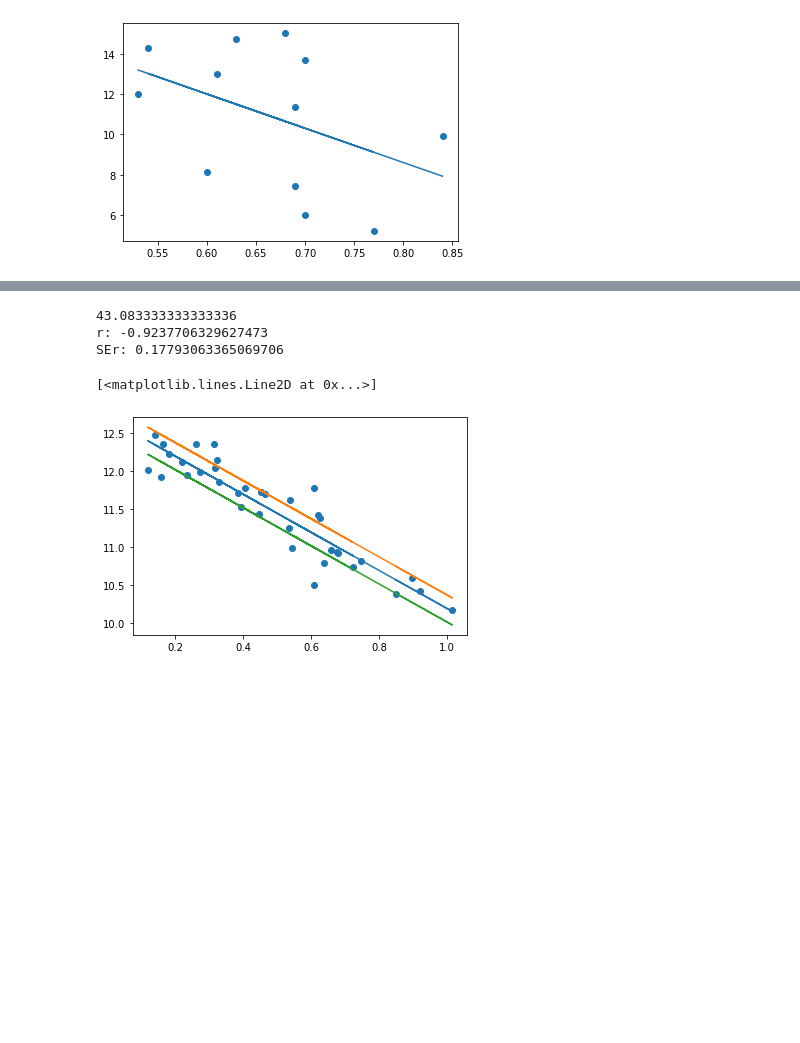
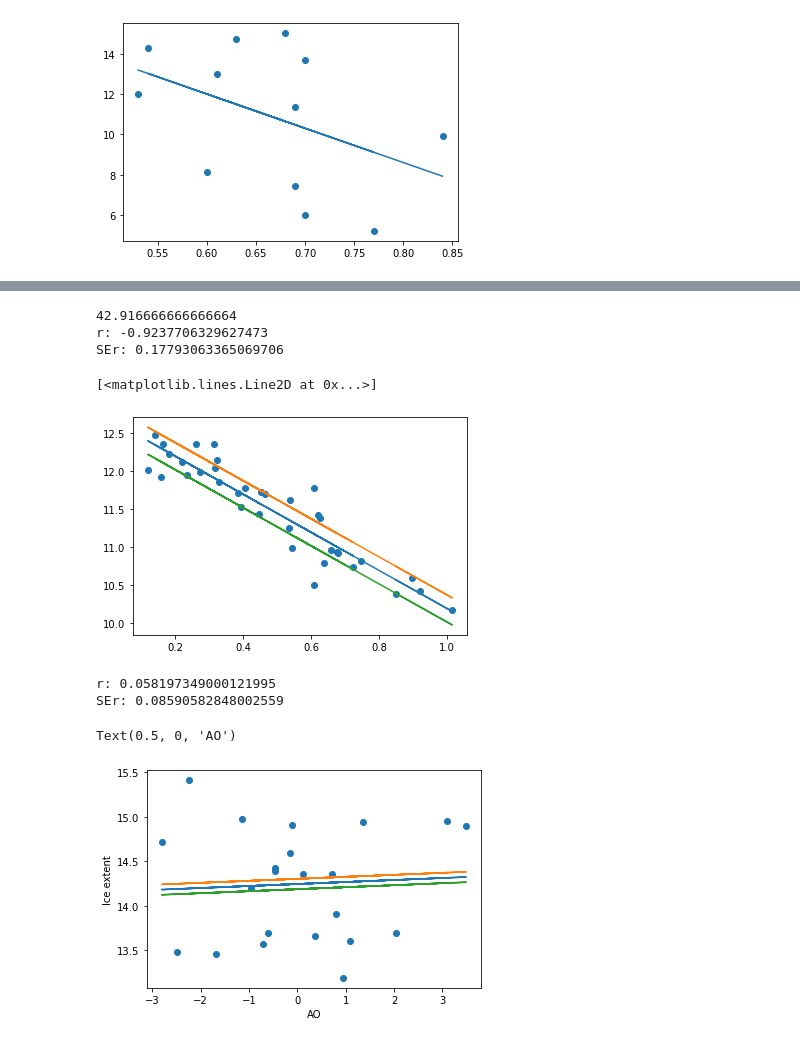
Before and after one commit to Rainette9/AO_Sea-ice, a Jupyter notebook: Data/Project 5.ipynb, the cells around one changed output, grey strips where cells are left out. Saved outputs shown, nothing was run; the diff lists cells and outputs as text; code cells hidden in the pictures; blank space fills up the shorter version.

```diff
--- a/Data/Project 5.ipynb
+++ b/Data/Project 5.ipynb
@@ -224,9 +224,9 @@ L=42
 T_Mean=[]
 SIEN_extent_Mean=[]
 for l in range(0, L):
-    SIEN_extent = np.array(SIE_N['extent'])[2+l*12:2+(l+1)*12]
+    SIEN_extent = np.array(SIE_N['extent'])[l*12:(l+1)*12]
     SIEN_extent_mean = np.mean(SIEN_extent)
-    T_flat0 = np.array(T_flat)[2+l*12:2+(l+1)*12]
+    T_flat0 = np.array(T_flat)[l*12:(l+1)*12]
     T_mean = np.mean(T_flat0)
     valid = ~(np.isnan(T_mean) | np.isnan(SIEN_extent_mean))
     T_Mean.extend(T_mean[valid])
@@ -240,7 +240,7 @@ plt.plot(T_Mean, m*np.array(T_Mean)+b)
 plt.plot(T_Mean, m*np.array(T_Mean)+b+std_err)
 plt.plot(T_Mean, m*np.array(T_Mean)+b-std_err)
 # %% [output]
-43.083333333333336
+42.916666666666664
 r: -0.9237706329627473
 SEr: 0.17793063365069706
 [<matplotlib.lines.Line2D at 0x...>]
@@ -258,18 +258,23 @@ AO_flat = [item for sublist in AO_all for item in sublist]
 AO_flat = AO_flat[0:-1]
 # %%
 # Doing same month throught the years
-SIEN_extent = np.array(SIE_N['extent'])[5::12]
-AO_flat0 = np.array(AO_flat)[5::12]
+SIEN_extent = np.array(SIE_N['extent'])[0::24]
+AO_flat0 = np.array(AO_flat)[0::24]
 valid = ~(np.isnan(AO_flat0) | np.isnan(SIEN_extent))
 m, b, r, p, std_err = stats.linregress(AO_flat0[valid], SIEN_extent[valid])
 print('r:', r)
 print('SEr:', std_err)
 plt.scatter(AO_flat0, SIEN_extent)
 plt.plot(AO_flat0, m*AO_flat0+b)
 plt.plot(AO_flat0, m*AO_flat0+b+r)
 plt.plot(AO_flat0, m*AO_flat0+b-r)
 plt.ylabel('Ice extent')
 plt.xlabel('AO')
+# %% [output]
+r: 0.058197349000121995
+SEr: 0.08590582848002559
+Text(0.5, 0, 'AO')
+[figure, added]
 # %%
 # Doing all the data points yields very bad r
 SIEN_extent = np.array(SIE_N['extent'])
```
Also changed, not shown: parts of 11 cells of this notebook.
